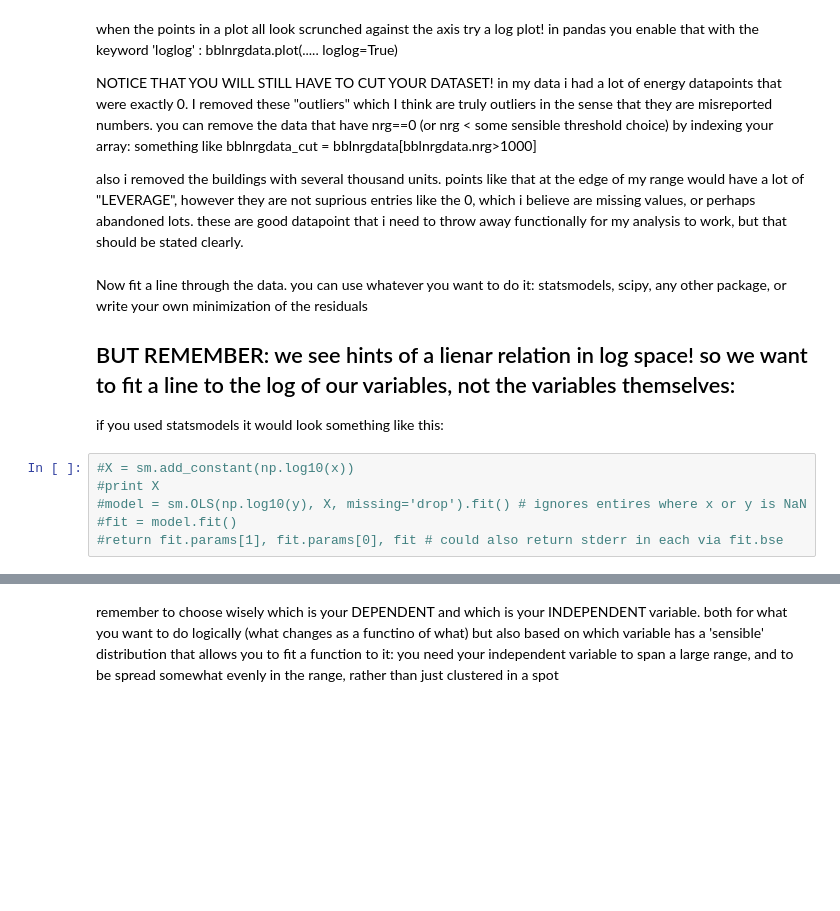
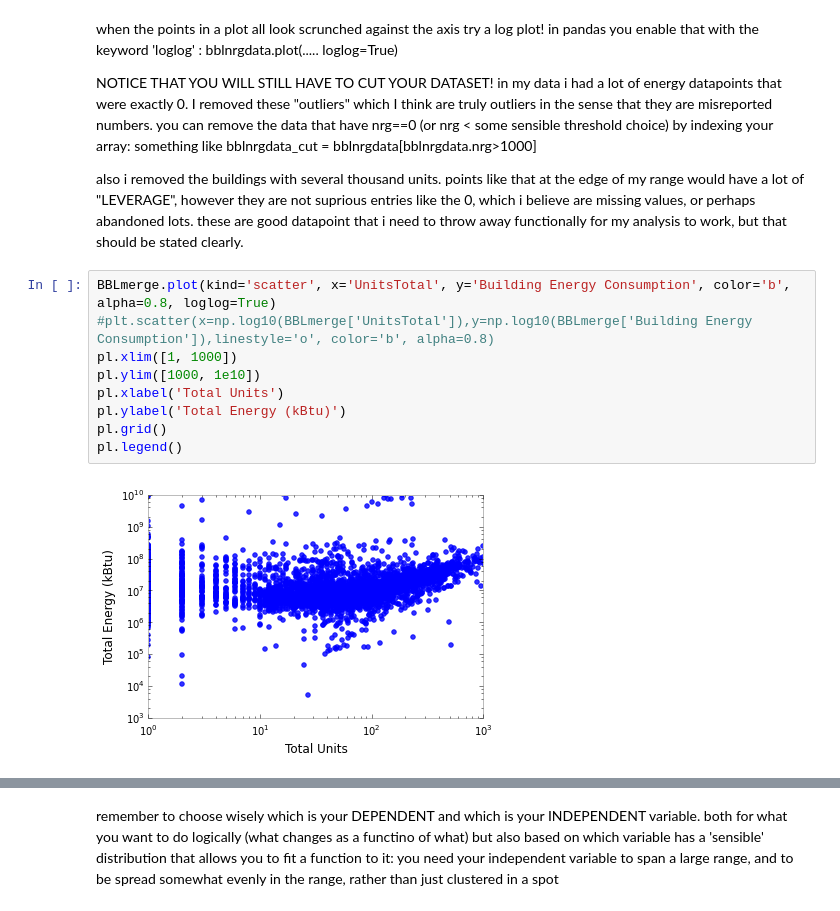
Before and after one commit to ManushiM/PUI2015_MMajumdar, a Jupyter notebook: HW5/PUI_Assignment1Manushi.ipynb, the cells around one changed output, grey strips where cells are left out. Saved outputs shown, nothing was run; the diff lists cells and outputs as text; blank space fills up the shorter version.

```diff
--- a/HW5/PUI_Assignment1Manushi.ipynb
+++ b/HW5/PUI_Assignment1Manushi.ipynb
@@ -167,15 +149,14 @@ NOTICE THAT YOU WILL STILL HAVE TO CUT YOUR DATASET! in my data i had a lot of e
 something like bblnrgdata_cut = bblnrgdata[bblnrgdata.nrg>1000]
 
 also i removed the buildings with several thousand units. points like that at the edge of my range would have a lot of "LEVERAGE", however  they are not suprious entries like the 0, which i believe are missing values, or perhaps abandoned lots. these are good datapoint that i need to throw away functionally for my analysis to work, but that should be stated clearly.
-# %% [markdown]
-Now fit a line through the data. you can use whatever you want to do it:
-statsmodels, scipy, any other package, or write your own minimization of the residuals
-## BUT REMEMBER: we see hints of a lienar relation in log space! so we want to fit a line to the log of our variables, not the variables themselves:
-
-if you used statsmodels it would look something like this:
-# %%
-#X = sm.add_constant(np.log10(x))
-#print X
-#model = sm.OLS(np.log10(y), X, missing='drop').fit() # ignores entires where x or y is NaN
-#fit = model.fit()
-#return fit.params[1], fit.params[0], fit # could also return stderr in each via fit.bse
+# %%
+BBLmerge.plot(kind='scatter', x='UnitsTotal', y='Building Energy Consumption', color='b', alpha=0.8, loglog=True)
+#plt.scatter(x=np.log10(BBLmerge['UnitsTotal']),y=np.log10(BBLmerge['Building Energy Consumption']),linestyle='o', color='b', alpha=0.8)
+pl.xlim([1, 1000])
+pl.ylim([1000, 1e10])
+pl.xlabel('Total Units')
+pl.ylabel('Total Energy (kBtu)')
+pl.grid()
+pl.legend()
+# %% [output]
+[figure, added]
```
Also changed, not shown: parts of 11 cells of this notebook, 1 other file.
